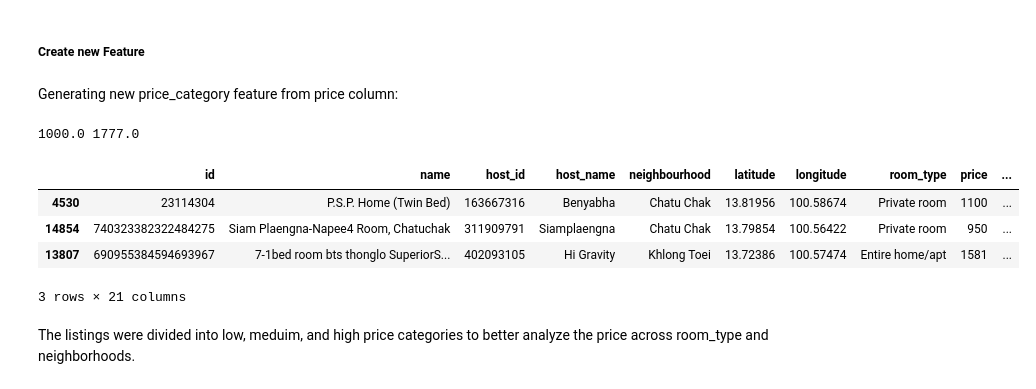
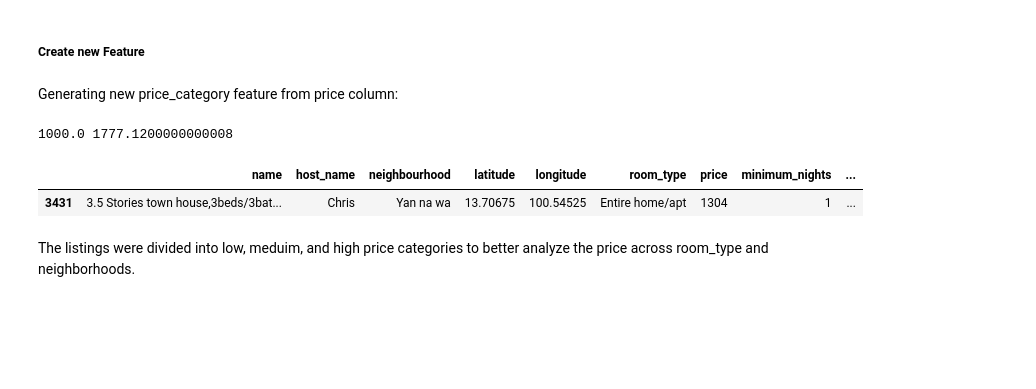
Before and after one commit to sg-333/Airbnb-DA, a Jupyter notebook: project.ipynb, the cells around one changed output. Drawn from its saved outputs; the diff is of its cells as text; code cells hidden in the pictures; blank space fills up the shorter version.

```diff
--- a/project.ipynb
+++ b/project.ipynb
@@ -132,6 +133,3 @@ number_of_reviews_ltm                0
 dtype: int64
 # %% [markdown]
 The last_review and revies_per_month column has quite a lot missing values.
-# %%
-# Filling the numerical column missing values
-df['reviews_per_month'] = df['reviews_per_month'].fillna(0)
@@ -169,0 +174,9 @@ No null values remaining.
+# %%
+cols_to_drop = [
+    'id',
+    'host_id',
+    'reviews_per_month',
+    'number_of_reviews_ltm'
+]
+
+df.drop(columns=cols_to_drop, axis=1, inplace=True)
@@ -205,6 +241,9 @@ def remove_outlier_iqr(df, col):
 # removing outliers froom price and minimum_nights
 df = remove_outlier_iqr(df, 'price')
 df = remove_outlier_iqr(df, 'minimum_nights')
+# %%
+# Also removing the rows with price zero(0)
+df = df[df['price'] > 0]
 # %% [markdown]
 Removing the outliers helps visualizing and analysis more meaningfully and realistically.
 # %% [markdown]
@@ -240,20 +279,17 @@ per_33 = df['price'].quantile(0.33)
 per_66 = df['price'].quantile(0.66)
 print(per_33, per_66)
 # %% [output]
-1000.0 1777.0
+1000.0 1777.1200000000008
 # %%
 df['price_category'] = pd.cut(
     df['price'],
     bins=[0, per_33, per_66, df['price'].max()],
     labels=['Low', 'Medium', 'High']
 )
-df.sample(3)
+df.sample()
 # %% [output]
-|  | id | name | host_id | host_name | neighbourhood | latitude | longitude | room_type | price | ... |
-| 4530 | 23114304 | P.S.P. Home (Twin Bed) | 163667316 | Benyabha | Chatu Chak | 13.81956 | 100.58674 | Private room | 1100 | ... |
-| 14854 | 740323382322484275 | Siam Plaengna-Napee4 Room, Chatuchak | 311909791 | Siamplaengna | Chatu Chak | 13.79854 | 100.56422 | Private room | 950 | ... |
-| 13807 | 690955384594693967 | 7-1bed room bts thonglo SuperiorS... | 402093105 | Hi Gravity | Khlong Toei | 13.72386 | 100.57474 | Entire home/apt | 1581 | ... |
+|  | name | host_name | neighbourhood | latitude | longitude | room_type | price | minimum_nights | ... |
+| 3431 | 3.5 Stories town house,3beds/3bat... | Chris | Yan na wa | 13.70675 | 100.54525 | Entire home/apt | 1304 | 1 | ... |
-3 rows × 21 columns
 # %% [markdown]
 The listings were divided into low, meduim, and high price categories to better analyze the price across room_type and neighborhoods.
 # %% [markdown]
```
Also changed, not shown: parts of 16 cells of this notebook.
